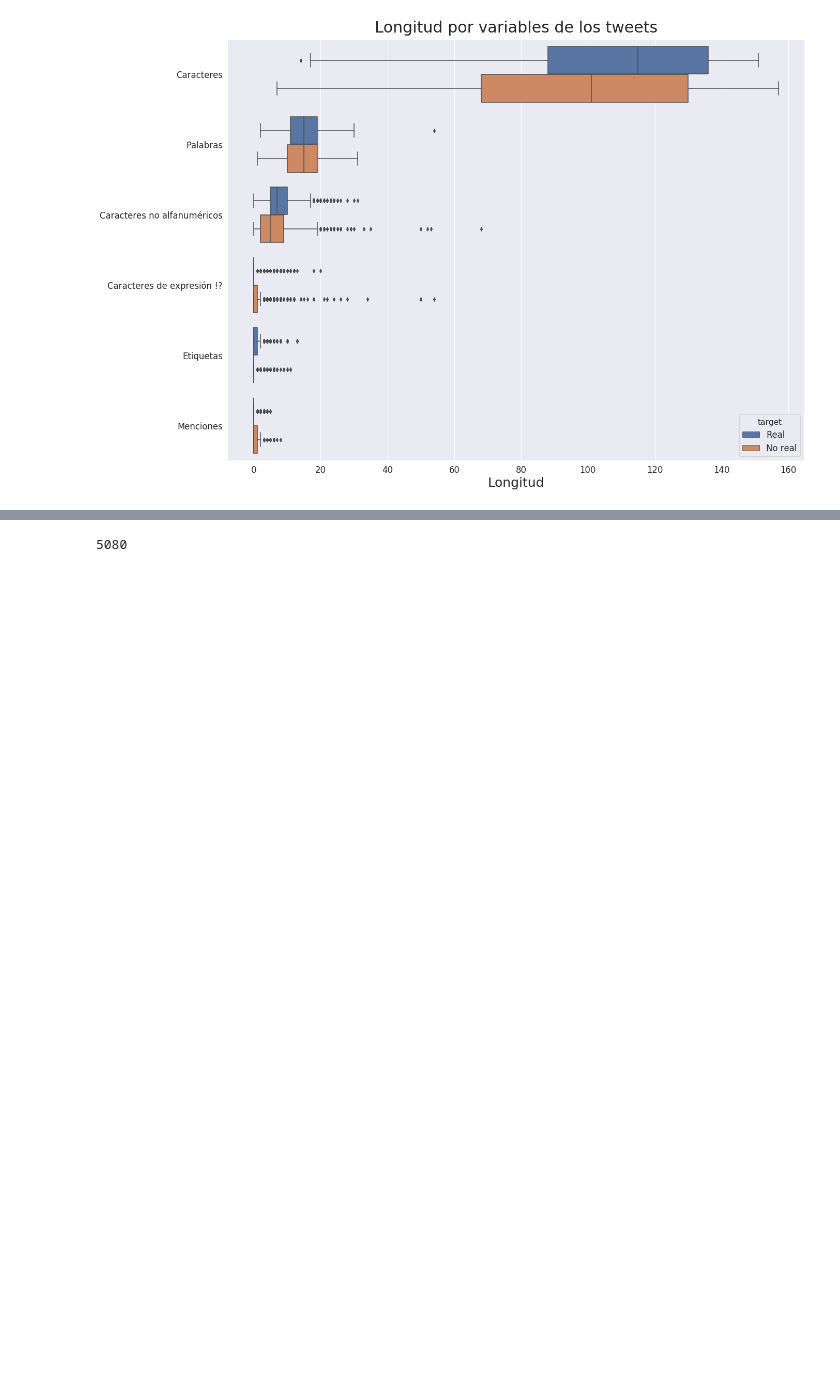
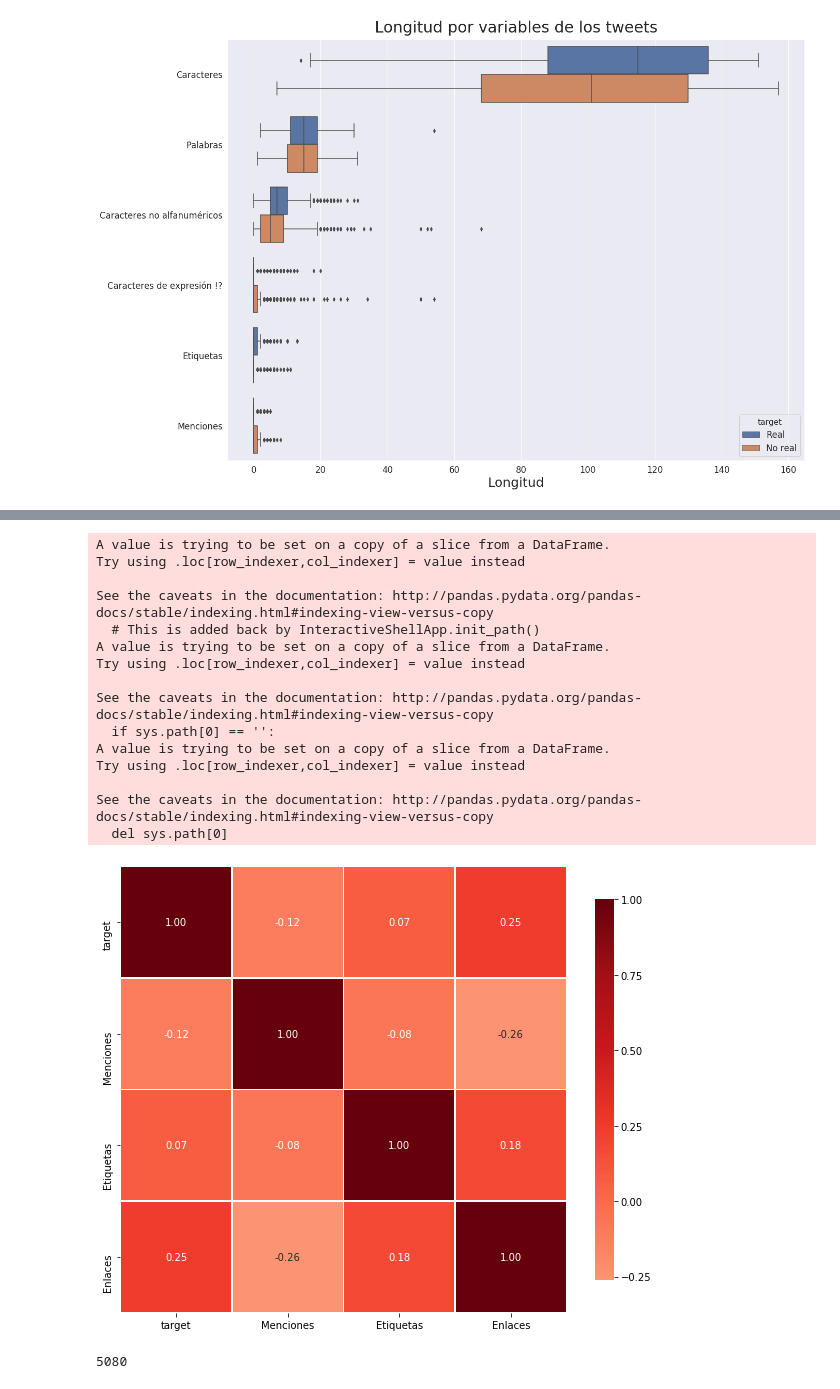
Before and after one commit to freedocx/CovidNPLDisaster, a Jupyter notebook: Javier/Analysis.ipynb, the cells around one changed output, grey strips where cells are left out. Cells and saved outputs as stored; diff of their text form; code cells hidden in the pictures; blank space fills up the shorter version.

```diff
--- a/Javier/Analysis.ipynb
+++ b/Javier/Analysis.ipynb
@@ -99,3 +143,36 @@ Text(0, 0.5, '')
+# %%
+def correlation_heatmap(train):
+    correlations = train.corr()
+
+    fig, ax = plt.subplots(figsize=(10,10))
+    sns.heatmap(correlations, vmax=1.0, center=0, fmt='.2f',
+                square=True, linewidths=.5, annot=True,cmap="Reds", cbar_kws={"shrink": .70})
+    plt.show();
+
+cantidades = train[["target","Menciones","Etiquetas","Enlaces"]]
+
+cantidades["Menciones"] = cantidades["Menciones"].apply(lambda x: 0 if len(x) == 0 else 1)
+cantidades["Etiquetas"] = cantidades["Etiquetas"].apply(lambda x: 0 if len(x) == 0 else 1)
+cantidades["Enlaces"] = cantidades["Enlaces"].apply(lambda x: 0 if len(x) == 0 else 1)
+
+correlation_heatmap(cantidades)
+# %% [output]
+A value is trying to be set on a copy of a slice from a DataFrame.
+Try using .loc[row_indexer,col_indexer] = value instead
+
+See the caveats in the documentation: http://pandas.pydata.org/pandas-docs/stable/indexing.html#indexing-view-versus-copy
+  # This is added back by InteractiveShellApp.init_path()
+A value is trying to be set on a copy of a slice from a DataFrame.
+Try using .loc[row_indexer,col_indexer] = value instead
+
+See the caveats in the documentation: http://pandas.pydata.org/pandas-docs/stable/indexing.html#indexing-view-versus-copy
+  if sys.path[0] == '':
+A value is trying to be set on a copy of a slice from a DataFrame.
+Try using .loc[row_indexer,col_indexer] = value instead
+
+See the caveats in the documentation: http://pandas.pydata.org/pandas-docs/stable/indexing.html#indexing-view-versus-copy
+  del sys.path[0]
+[figure, added]
 # %%
 serie = train.loc[~train['location'].isna(),'location'].value_counts()
 print (serie.sum())
```
Also changed, not shown: parts of 14 cells of this notebook, 2 other files.
